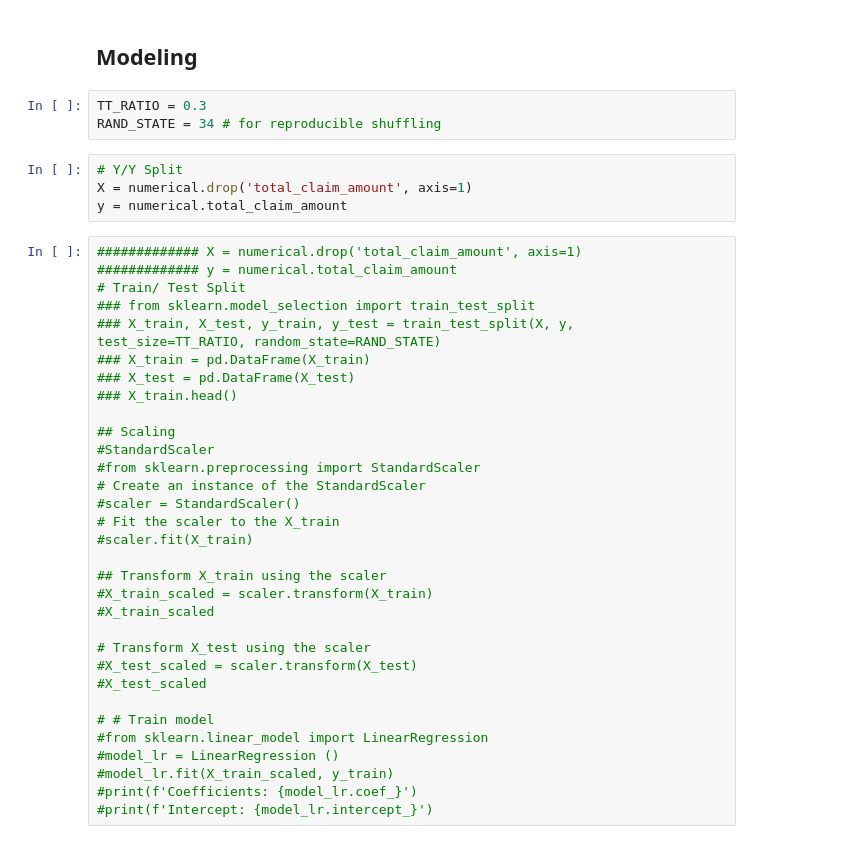
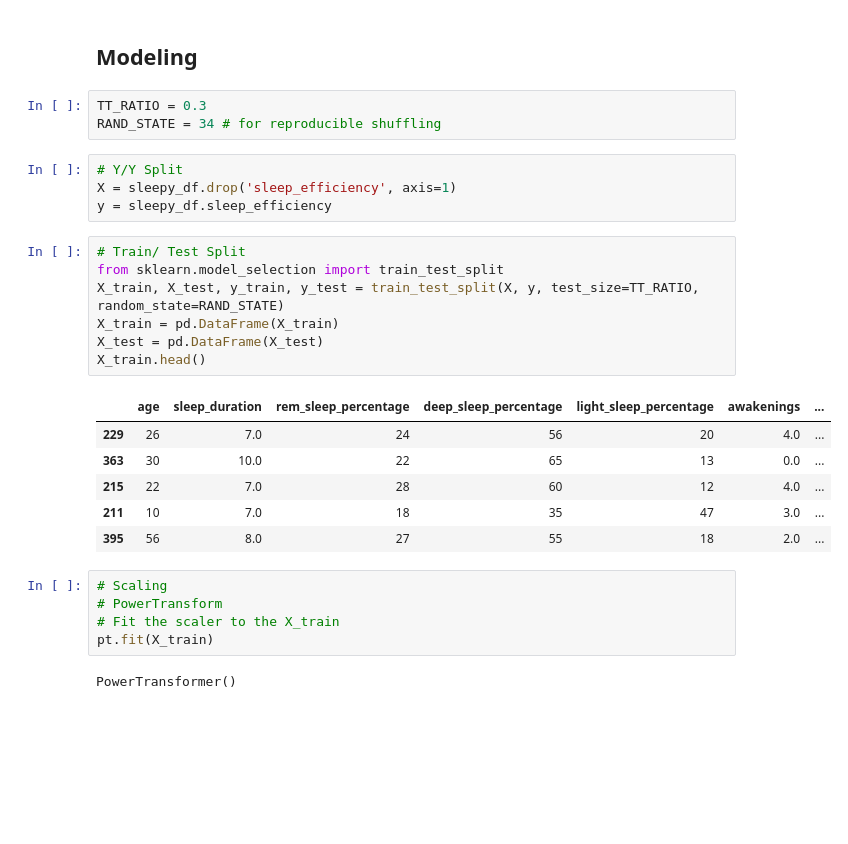
Before and after one commit to jagiussani/MidtermProject_Angelica_Juan, a Jupyter notebook: JAG_MTP_EDA_and_Data_Cleaning.ipynb, the cells around one changed output. Drawn from its saved outputs; the diff is of its cells as text; blank space fills up the shorter version.

```diff
--- a/JAG_MTP_EDA_and_Data_Cleaning.ipynb
+++ b/JAG_MTP_EDA_and_Data_Cleaning.ipynb
@@ -442,41 +450,30 @@ sns.histplot(target_var_scaled2)
 # %% [markdown]
 ## Modeling
-# %%
-TT_RATIO = 0.3
-RAND_STATE = 34 # for reproducible shuffling
-# %%
-# Y/Y Split
-X = numerical.drop('total_claim_amount', axis=1)
-y = numerical.total_claim_amount
+# %%
+TT_RATIO = 0.3
+RAND_STATE = 34 # for reproducible shuffling
+# %%
+# Y/Y Split
+X = sleepy_df.drop('sleep_efficiency', axis=1)
+y = sleepy_df.sleep_efficiency
+# %%
+# Train/ Test Split
+from sklearn.model_selection import train_test_split
+X_train, X_test, y_train, y_test = train_test_split(X, y, test_size=TT_RATIO, random_state=RAND_STATE)
+X_train = pd.DataFrame(X_train)
+X_test = pd.DataFrame(X_test)
+X_train.head()
+# %% [output]
+|  | age | sleep_duration | rem_sleep_percentage | deep_sleep_percentage | light_sleep_percentage | awakenings | ... |
+| 229 | 26 | 7.0 | 24 | 56 | 20 | 4.0 | ... |
+| 363 | 30 | 10.0 | 22 | 65 | 13 | 0.0 | ... |
+| 215 | 22 | 7.0 | 28 | 60 | 12 | 4.0 | ... |
+| 211 | 10 | 7.0 | 18 | 35 | 47 | 3.0 | ... |
+| 395 | 56 | 8.0 | 27 | 55 | 18 | 2.0 | ... |
 # %%
-############# X = numerical.drop('total_claim_amount', axis=1)
-############# y = numerical.total_claim_amount
-# Train/ Test Split
-### from sklearn.model_selection import train_test_split
-### X_train, X_test, y_train, y_test = train_test_split(X, y, test_size=TT_RATIO, random_state=RAND_STATE)
-### X_train = pd.DataFrame(X_train)
-### X_test = pd.DataFrame(X_test)
-### X_train.head()
-
-## Scaling
-#StandardScaler
-#from sklearn.preprocessing import StandardScaler
-# Create an instance of the StandardScaler
-#scaler = StandardScaler()
+# Scaling
+# PowerTransform
 # Fit the scaler to the X_train
-#scaler.fit(X_train)
-
-## Transform X_train using the scaler
-#X_train_scaled = scaler.transform(X_train)
-#X_train_scaled
-
-# Transform X_test using the scaler
-#X_test_scaled = scaler.transform(X_test)
-#X_test_scaled
-
-# # Train model
-#from sklearn.linear_model import LinearRegression
-#model_lr = LinearRegression ()
-#model_lr.fit(X_train_scaled, y_train)
-#print(f'Coefficients: {model_lr.coef_}')
-#print(f'Intercept: {model_lr.intercept_}')
+pt.fit(X_train)
+# %% [output]
+PowerTransformer()
```
Also changed, not shown: parts of 32 cells of this notebook.
